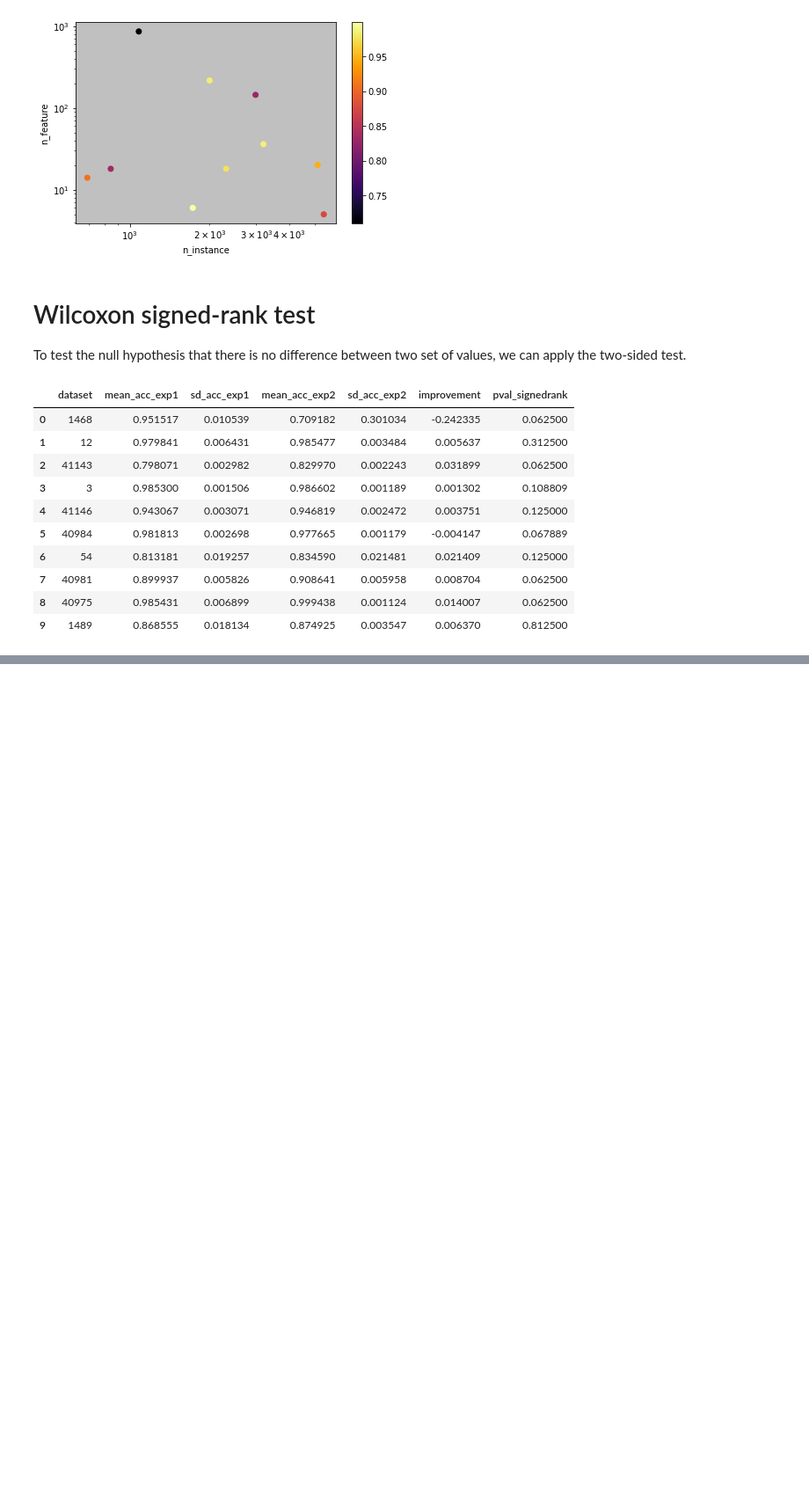
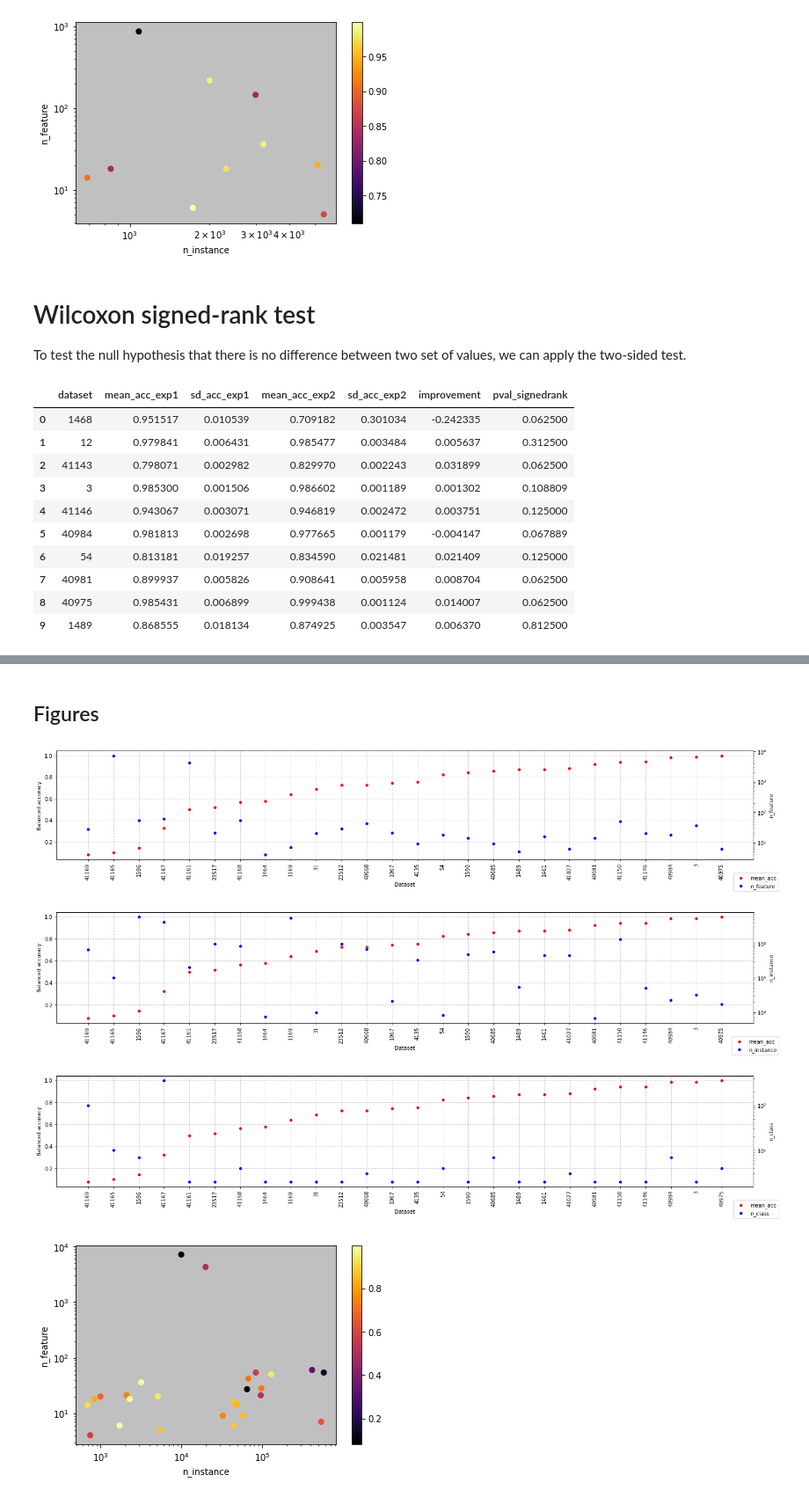
Before and after one commit to RichardMiddelkoop/AML_project_autosklearn_Px5_62275_-, a Jupyter notebook: grid_search/Analyze_results.ipynb, the cells around one changed output, grey strips where cells are left out. Shown at 88% size. Drawn from its saved outputs; the diff is of its cells as text; code cells hidden in the pictures; blank space fills up the shorter version.

```diff
--- a/grid_search/Analyze_results.ipynb
+++ b/grid_search/Analyze_results.ipynb
@@ -336,0 +347,4 @@ compare_res_df
+# %%
+load_result = 'experiment_20211215-021346.pkl'
+res = Load_result_pkl(results_folder, load_result)
+res_df = Prep_res_df(res, meta_features_df)
@@ -336,0 +439,20 @@ compare_res_df
+# %% [markdown]
+## Figures
+# %%
+res_df = res_df
+
+y1, y2 = 'mean_acc', 'n_feature'
+g1 = Compare_acc_meta_feature(res_df, y1, y2)
+
+y1, y2 = 'mean_acc', 'n_instance'
+g2 = Compare_acc_meta_feature(res_df, y1, y2)
+
+y1, y2 = 'mean_acc', 'n_class'
+g3 = Compare_acc_meta_feature(res_df, y1, y2)
+
+g4 = Scatter_acc_meta_feature(res_df)
+# %% [output]
+[figure, added]
+[figure, added]
+[figure, added]
+[figure, added]
```
Also changed, not shown: parts of 25 cells of this notebook, 1 other file.
